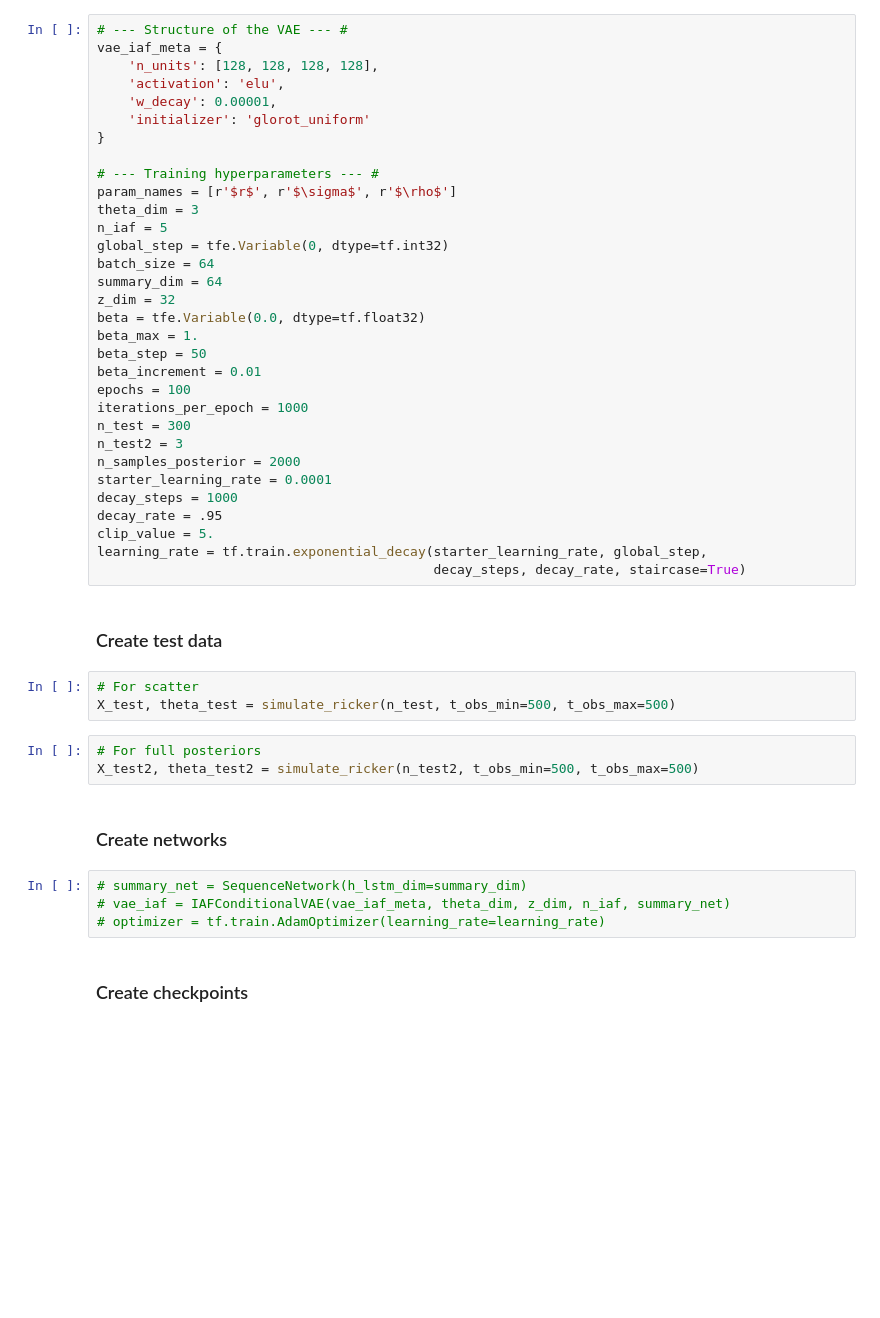
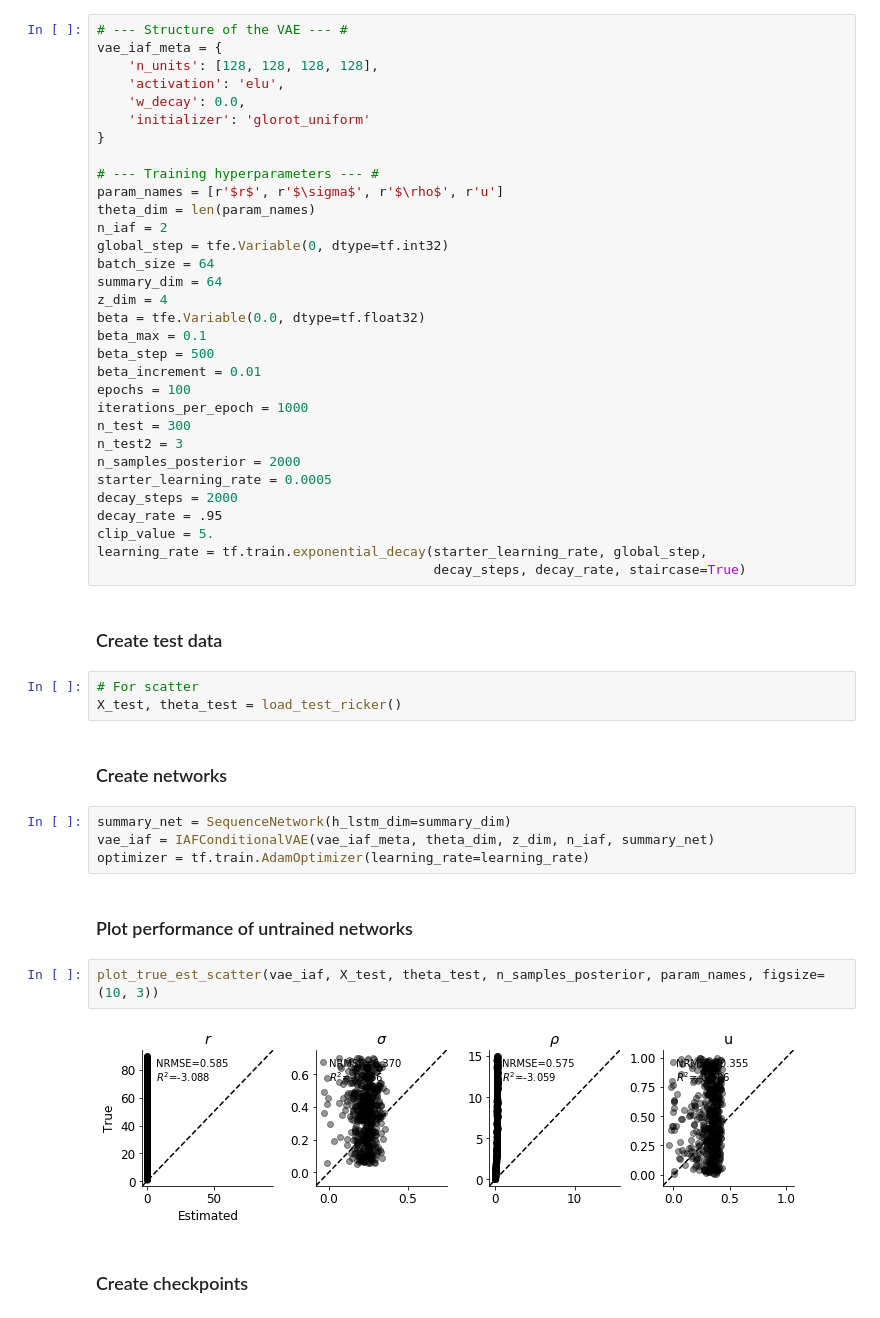
Before and after one commit to stefanradev93/cINN, a Jupyter notebook: Ricker_Comparison.ipynb, the cells around one changed output. Saved outputs shown, nothing was run; the diff lists cells and outputs as text; blank space fills up the shorter version.

```diff
--- a/Ricker_Comparison.ipynb
+++ b/Ricker_Comparison.ipynb
@@ -410,29 +404,29 @@ plot_sbc(model, n_samples_posterior, X_test, theta_test, param_names, figsize=(1
 vae_iaf_meta = {
     'n_units': [128, 128, 128, 128],
     'activation': 'elu',
-    'w_decay': 0.00001,
+    'w_decay': 0.0,
     'initializer': 'glorot_uniform'
 }
 
 # --- Training hyperparameters --- #
-param_names = [r'$r$', r'$\sigma$', r'$\rho$']
-theta_dim = 3
-n_iaf = 5
+param_names = [r'$r$', r'$\sigma$', r'$\rho$', r'u']
+theta_dim = len(param_names)
+n_iaf = 2
 global_step = tfe.Variable(0, dtype=tf.int32)
 batch_size = 64
 summary_dim = 64
-z_dim = 32
+z_dim = 4
 beta = tfe.Variable(0.0, dtype=tf.float32)
-beta_max = 1.
-beta_step = 50
+beta_max = 0.1
+beta_step = 500
 beta_increment = 0.01
 epochs = 100
 iterations_per_epoch = 1000
 n_test = 300
 n_test2 = 3
 n_samples_posterior = 2000
-starter_learning_rate = 0.0001
-decay_steps = 1000
+starter_learning_rate = 0.0005
+decay_steps = 2000
 decay_rate = .95
 clip_value = 5.
 learning_rate = tf.train.exponential_decay(starter_learning_rate, global_step,
@@ -441,16 +435,19 @@ learning_rate = tf.train.exponential_decay(starter_learning_rate, global_step,
 ### Create test data
 # %%
 # For scatter
-X_test, theta_test = simulate_ricker(n_test, t_obs_min=500, t_obs_max=500)
+X_test, theta_test = load_test_ricker()
-# %%
-# For full posteriors
-X_test2, theta_test2 = simulate_ricker(n_test2, t_obs_min=500, t_obs_max=500)
 # %% [markdown]
 ### Create networks
 # %%
-# summary_net = SequenceNetwork(h_lstm_dim=summary_dim)
-# vae_iaf = IAFConditionalVAE(vae_iaf_meta, theta_dim, z_dim, n_iaf, summary_net)
-# optimizer = tf.train.AdamOptimizer(learning_rate=learning_rate)
+summary_net = SequenceNetwork(h_lstm_dim=summary_dim)
+vae_iaf = IAFConditionalVAE(vae_iaf_meta, theta_dim, z_dim, n_iaf, summary_net)
+optimizer = tf.train.AdamOptimizer(learning_rate=learning_rate)
+# %% [markdown]
+### Plot performance of untrained networks
+# %%
+plot_true_est_scatter(vae_iaf, X_test, theta_test, n_samples_posterior, param_names, figsize=(10, 3))
+# %% [output]
+[figure, added]
 # %% [markdown]
 ### Create checkpoints
 # %%
```
Also changed, not shown: parts of 32 cells of this notebook, 12 other files.
